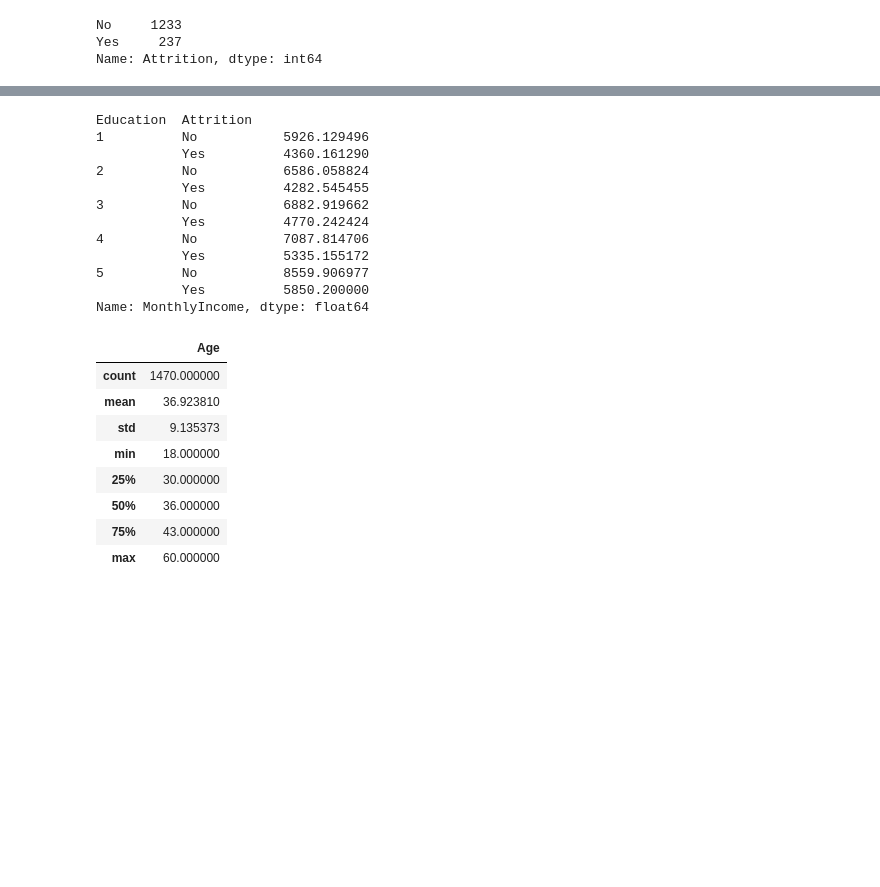
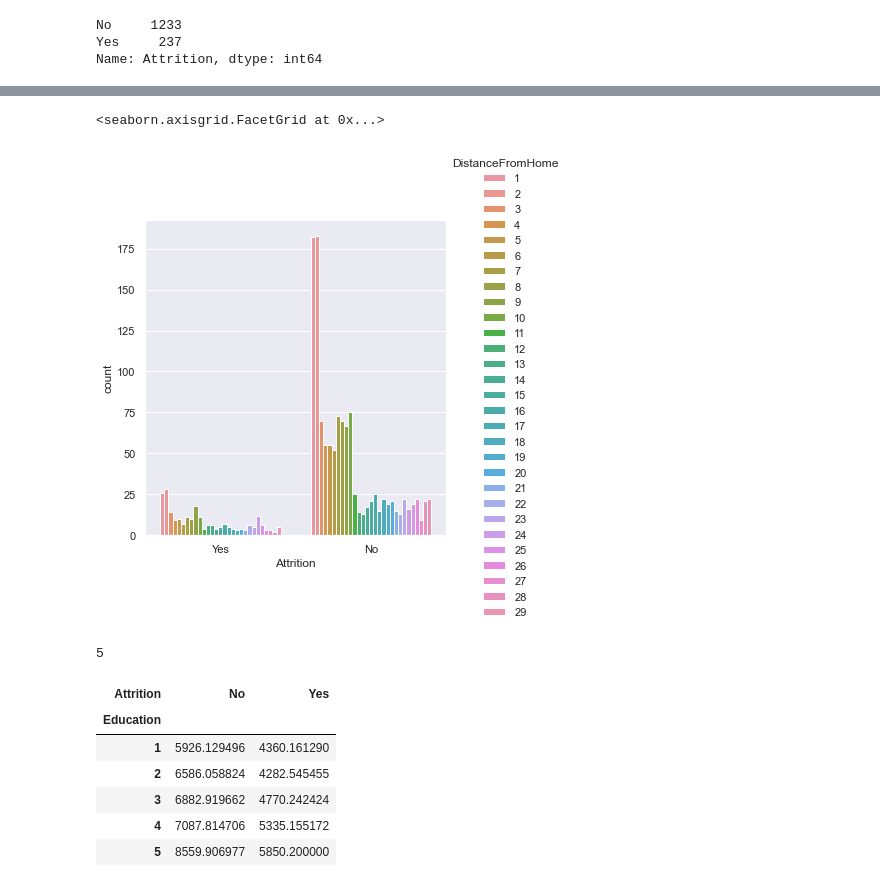
Before and after one commit to Amulah-98/IBM-Attrition, a Jupyter notebook: IBMatt.ipynb, the cells around one changed output, grey strips where cells are left out. Cells and saved outputs as stored; diff of their text form; code cells hidden in the pictures; blank space fills up the shorter version.

```diff
--- a/IBMatt.ipynb
+++ b/IBMatt.ipynb
@@ -251,28 +201,19 @@ EnvironmentSatisfied.head(10)
+# %%
+sns.catplot(x="Attrition", hue="DistanceFromHome", data=IBMatt, kind="count")
+# %% [output]
+<seaborn.axisgrid.FacetGrid at 0x...>
+[figure, added]
+# %%
+IBMatt['Education'].nunique()
+# %% [output]
+5
 # %%
-IBMatt.groupby(["Education", "Attrition"])["MonthlyIncome"].mean()
+IBMatt.groupby(['Education', 'Attrition'])['MonthlyIncome'].mean().unstack()
 # %% [output]
-Education  Attrition
-1          No           5926.129496
-           Yes          4360.161290
-2          No           6586.058824
-           Yes          4282.545455
-3          No           6882.919662
-           Yes          4770.242424
-4          No           7087.814706
-           Yes          5335.155172
-5          No           8559.906977
-           Yes          5850.200000
-Name: MonthlyIncome, dtype: float64
+| Attrition | No | Yes |
+| Education |  |  |
+| 1 | 5926.129496 | 4360.161290 |
+| 2 | 6586.058824 | 4282.545455 |
+| 3 | 6882.919662 | 4770.242424 |
+| 4 | 7087.814706 | 5335.155172 |
+| 5 | 8559.906977 | 5850.200000 |
-# %%
-Att_Age = IBMatt[["Age","Attrition"]]
-Att_Age.describe()
-# %% [output]
-|  | Age |
-| count | 1470.000000 |
-| mean | 36.923810 |
-| std | 9.135373 |
-| min | 18.000000 |
-| 25% | 30.000000 |
-| 50% | 36.000000 |
-| 75% | 43.000000 |
-| max | 60.000000 |
```
Also changed, not shown: parts of 30 cells of this notebook.
